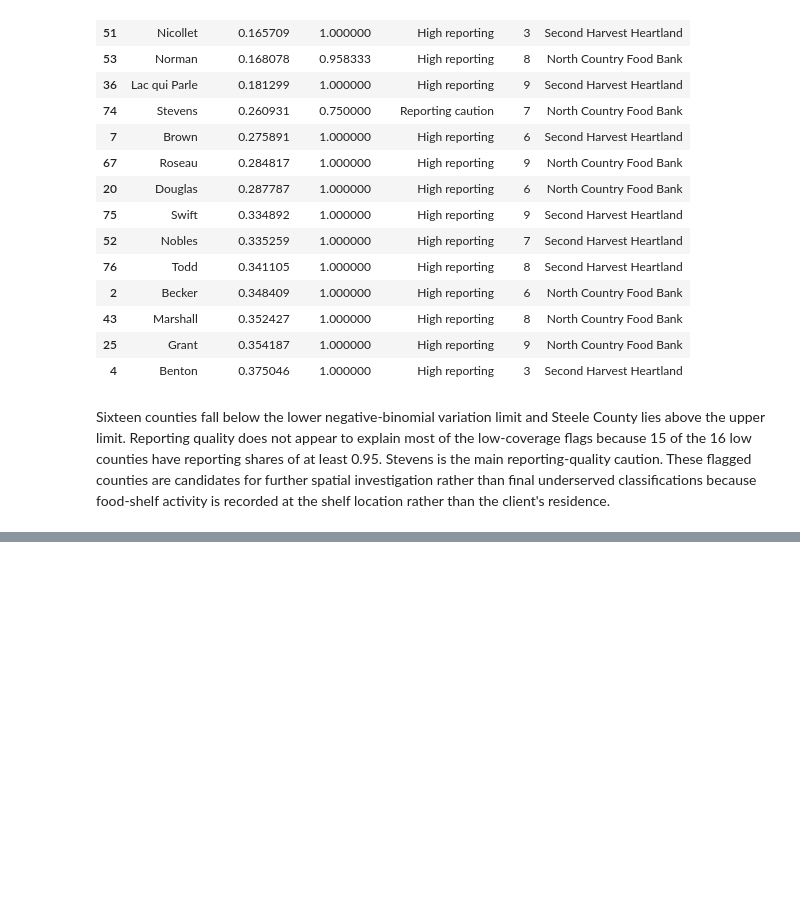
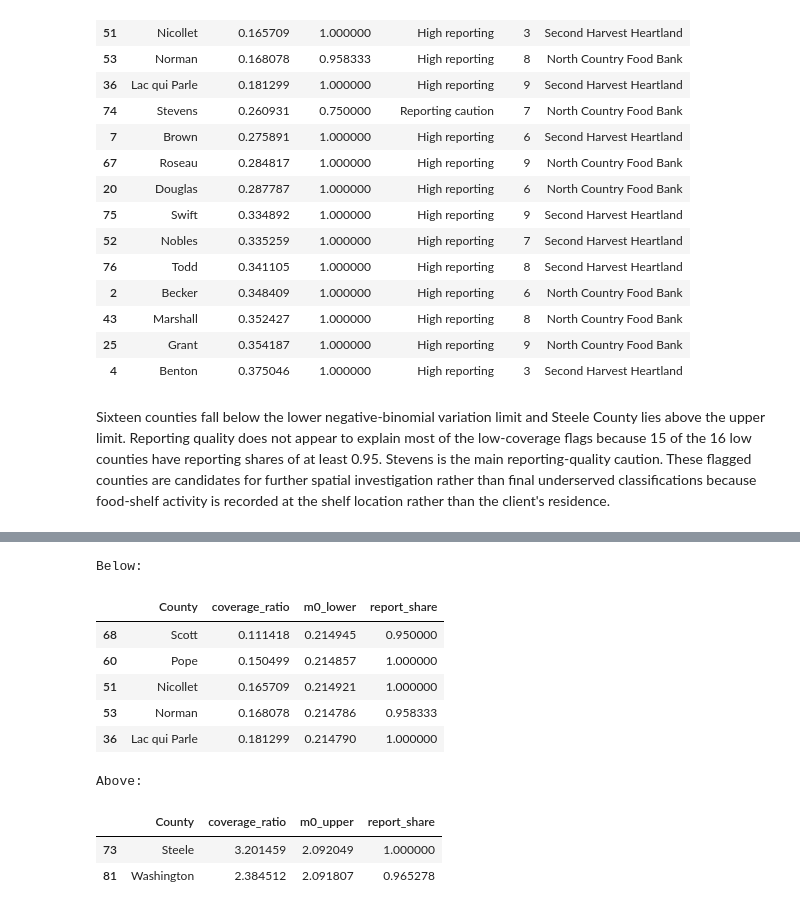
Before and after one commit to Hajar0Ahmed/MinneMUDAC2026Outliers, a Jupyter notebook: notebooks/explain_ratio.ipynb, the cells around one changed output, grey strips where cells are left out. Saved outputs shown, nothing was run; the diff lists cells and outputs as text; code cells hidden in the pictures; blank space fills up the shorter version.

```diff
--- a/notebooks/explain_ratio.ipynb
+++ b/notebooks/explain_ratio.ipynb
@@ -693,0 +756,45 @@ Sixteen counties fall below the lower negative-binomial variation limit and Stee
+# %%
+print("Below:")
+display(
+    county[
+        county["m0_status"] == "Below lower limit"
+    ][
+        [
+            "County",
+            "coverage_ratio",
+            "m0_lower",
+            "report_share"
+        ]
+    ]
+    .sort_values("coverage_ratio")
+)
+
+print("Above:")
+display(
+    county[
+        county["m0_status"] == "Above upper limit"
+    ][
+        [
+            "County",
+            "coverage_ratio",
+            "m0_upper",
+            "report_share"
+        ]
+    ]
+    .sort_values(
+        "coverage_ratio",
+        ascending=False
+    )
+)
+# %% [output]
+Below:
+|  | County | coverage_ratio | m0_lower | report_share |
+| 68 | Scott | 0.111418 | 0.214945 | 0.950000 |
+| 60 | Pope | 0.150499 | 0.214857 | 1.000000 |
+| 51 | Nicollet | 0.165709 | 0.214921 | 1.000000 |
+| 53 | Norman | 0.168078 | 0.214786 | 0.958333 |
+| 36 | Lac qui Parle | 0.181299 | 0.214790 | 1.000000 |
+Above:
+|  | County | coverage_ratio | m0_upper | report_share |
+| 73 | Steele | 3.201459 | 2.092049 | 1.000000 |
+| 81 | Washington | 2.384512 | 2.091807 | 0.965278 |
```
Also changed, not shown: parts of 14 cells of this notebook, 2 other files.
